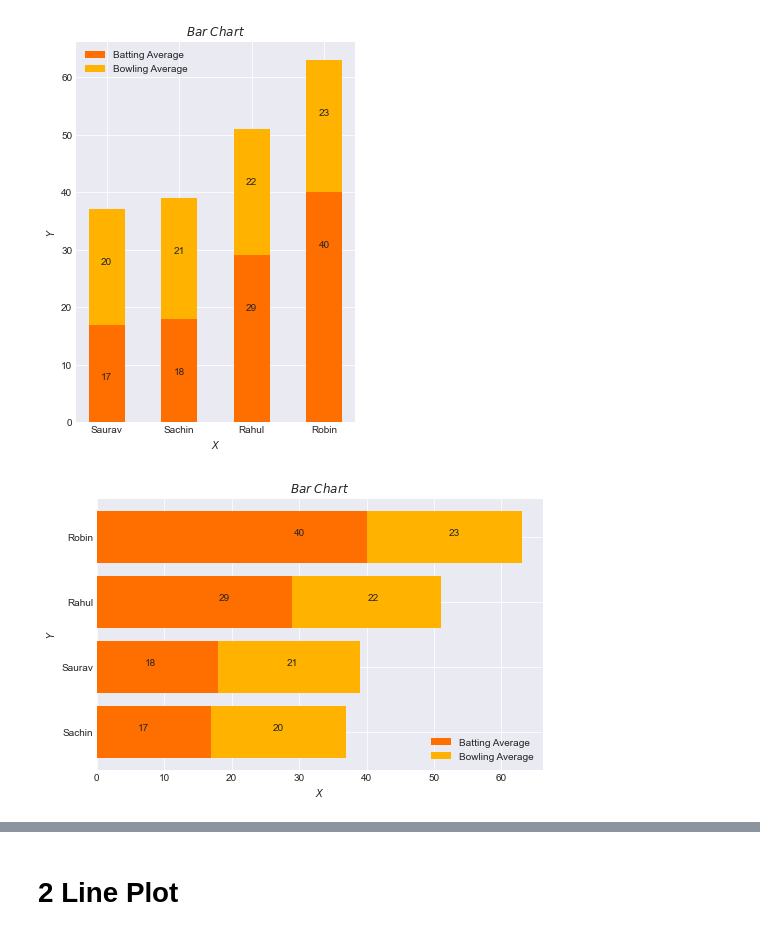
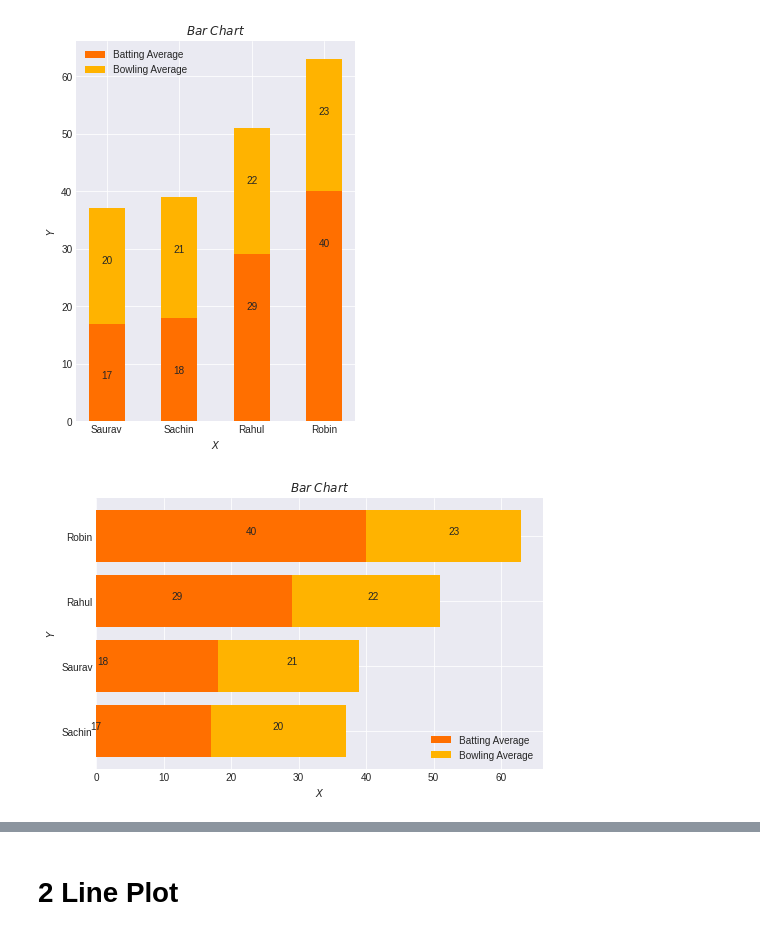
Before and after one commit to itratrahman/data_science_training, a Jupyter notebook: notebooks/4_crash_course_data_visualization.ipynb, the cells around one changed output, grey strips where cells are left out. Cells and saved outputs as stored; diff of their text form; code cells hidden in the pictures.

```diff
--- a/notebooks/4_crash_course_data_visualization.ipynb
+++ b/notebooks/4_crash_course_data_visualization.ipynb
@@ -213,24 +224,24 @@ plt.show()
 # %%
 # Displaying values in the stacked horizontal bars using plt.text()
 
 plt.style.use('seaborn-darkgrid')
 x1= ['Sachin','Saurav','Rahul','Robin']
 y1= [17,18,29,40]
 y2 = [20,21,22,23]
 plt.figure(figsize=(8,5))
 plt.barh(x1,y1,label = "Batting Average",color = '#FF6F00')
 plt.barh(x1,y2,label = "Bowling Average", left = y1 , color = '#FFB300')
 plt.xlabel('$X$')
 plt.ylabel('$Y$')
 for x,y in zip(x1,y1):
-    plt.text(y-10, x, '%d' % y, ha='center' , va= 'bottom')
+    plt.text(y-17, x, '%d' % y, ha='center' , va= 'bottom')
 for x,y,z in zip(x1,y2,y1):
     plt.text(y+z-10, x, '%d' % y, ha='center' , va= 'bottom')
 plt.title ('$Bar $ $ Chart$')
 plt.legend()
 plt.show()
 # %% [output]
-[figure, old version]
+[figure, new version]
 # %%
 # Displaying values at the top of the Grouped Bar Chart using plt.text()
 
```
Also changed, not shown: parts of 42 cells of this notebook, 42 other files.
